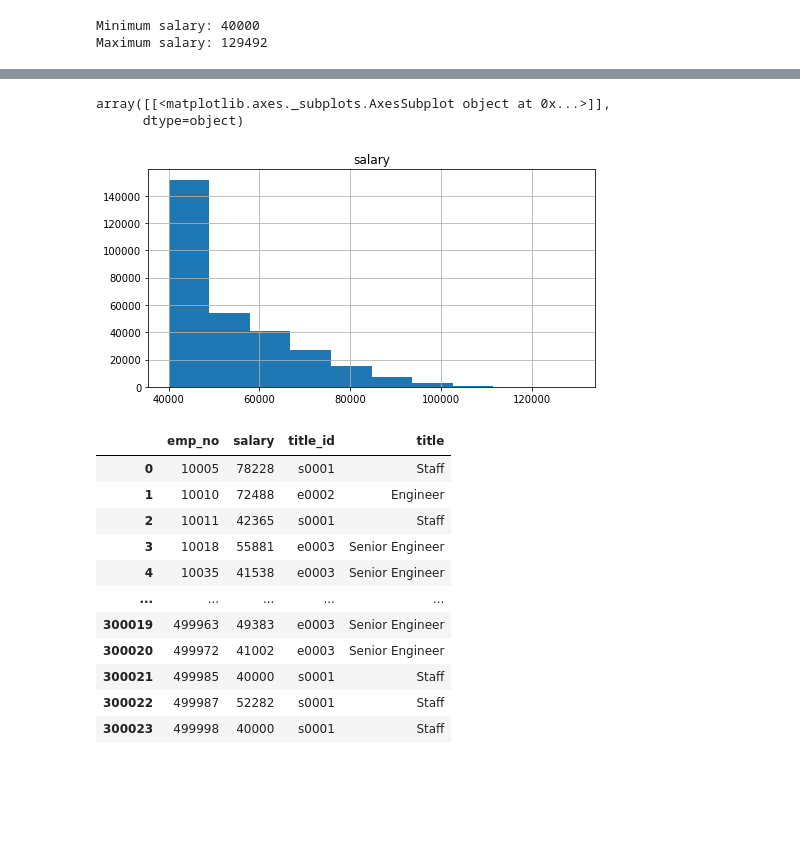
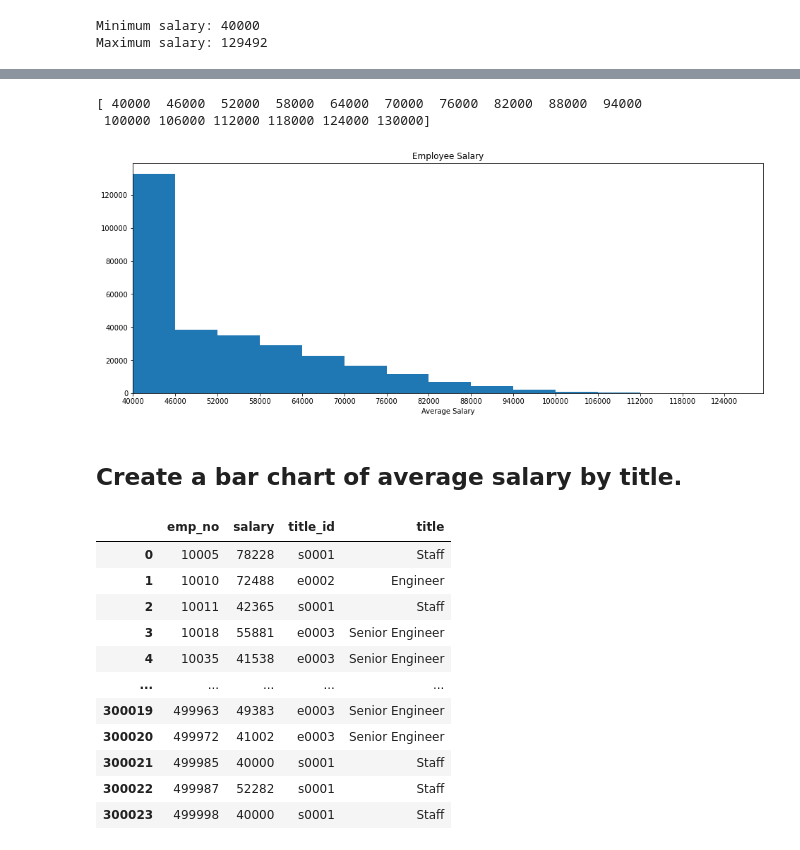
Before and after one commit to jMacProd/SQL-table-schema-and-visualisation, a Jupyter notebook: EmployeeSQL/SQL_Challenge_Bonus.ipynb, the cells around one changed output, grey strips where cells are left out. Cells and saved outputs as stored; diff of their text form; code cells hidden in the pictures; blank space fills up the shorter version.

```diff
--- a/EmployeeSQL/Untitled.ipynb
+++ b/EmployeeSQL/SQL_Challenge_Bonus.ipynb
@@ -51,6 +61,0 @@ len(salaries)
-# %%
-salaries.hist(column='salary', figsize=(8,4))
-# %% [output]
-array([[<matplotlib.axes._subplots.AxesSubplot object at 0x...>]],
-      dtype=object)
-[figure, removed]
@@ -58,0 +67,22 @@ array([[<matplotlib.axes._subplots.AxesSubplot object at 0x...>]],
+# %%
+bins = np.arange(40000, 130001, 6000)
+print(bins)
+# %% [output]
+[ 40000  46000  52000  58000  64000  70000  76000  82000  88000  94000
+ 100000 106000 112000 118000 124000 130000]
+# %%
+fig, ax = plt.subplots(figsize = (16,6))
+
+
+
+#salaries["salary"].plot(kind = "hist")
+ax.hist(salaries["salary"], bins=bins)
+ax.set_title("Employee Salary")
+ax.set_xlabel("Average Salary")
+plt.xticks(bins)
+ax.set_xlim(40000, 129492)
+
+
+plt.show()
+# %% [output]
+[figure, added]
@@ -59,3 +95,5 @@ array([[<matplotlib.axes._subplots.AxesSubplot object at 0x...>]],
+# %% [markdown]
+## Create a bar chart of average salary by title.
 # %%
 #instead of bringing all these tables, run a SQL subquery and create database
 
```
Also changed, not shown: parts of 13 cells of this notebook, 2 other files.
